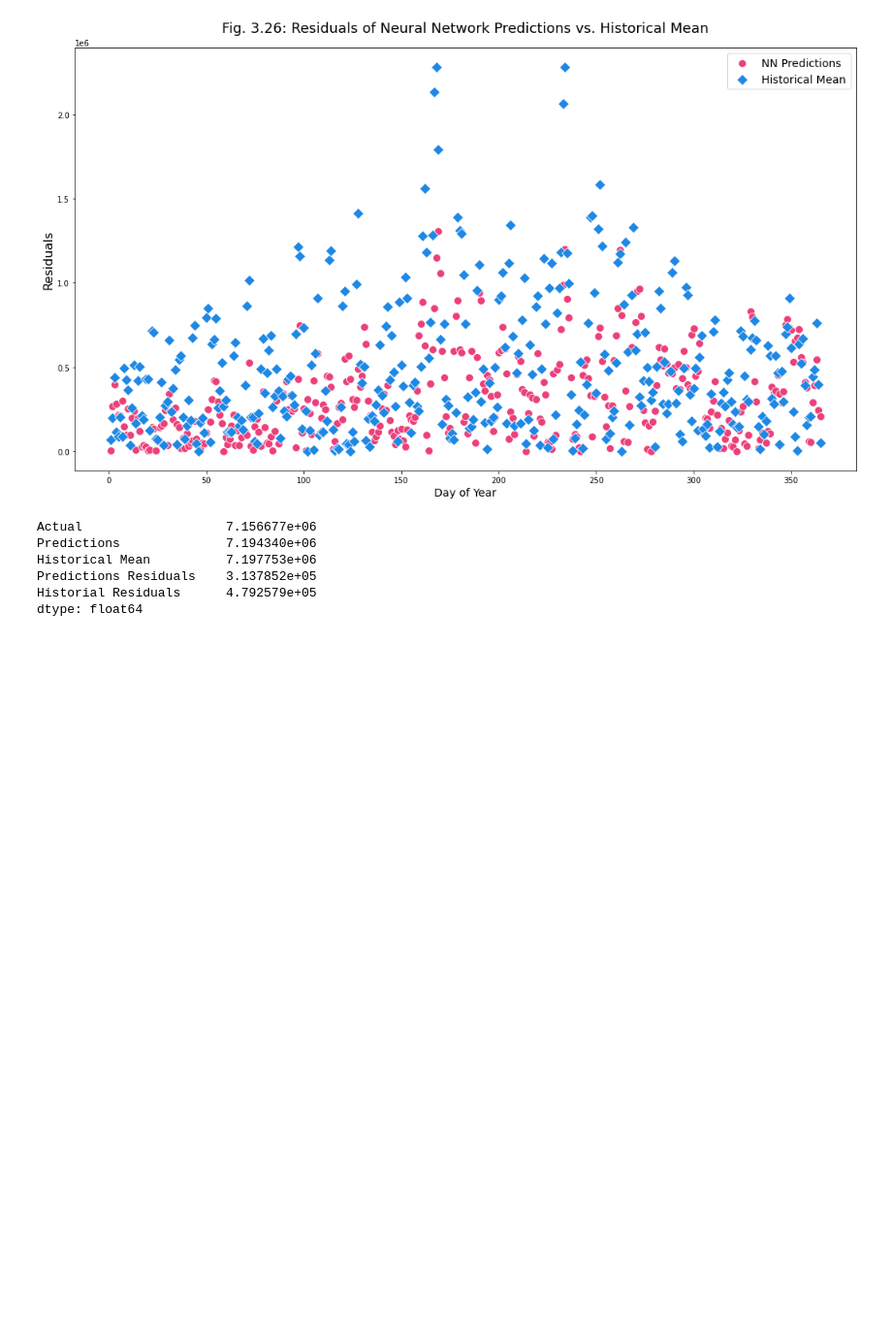
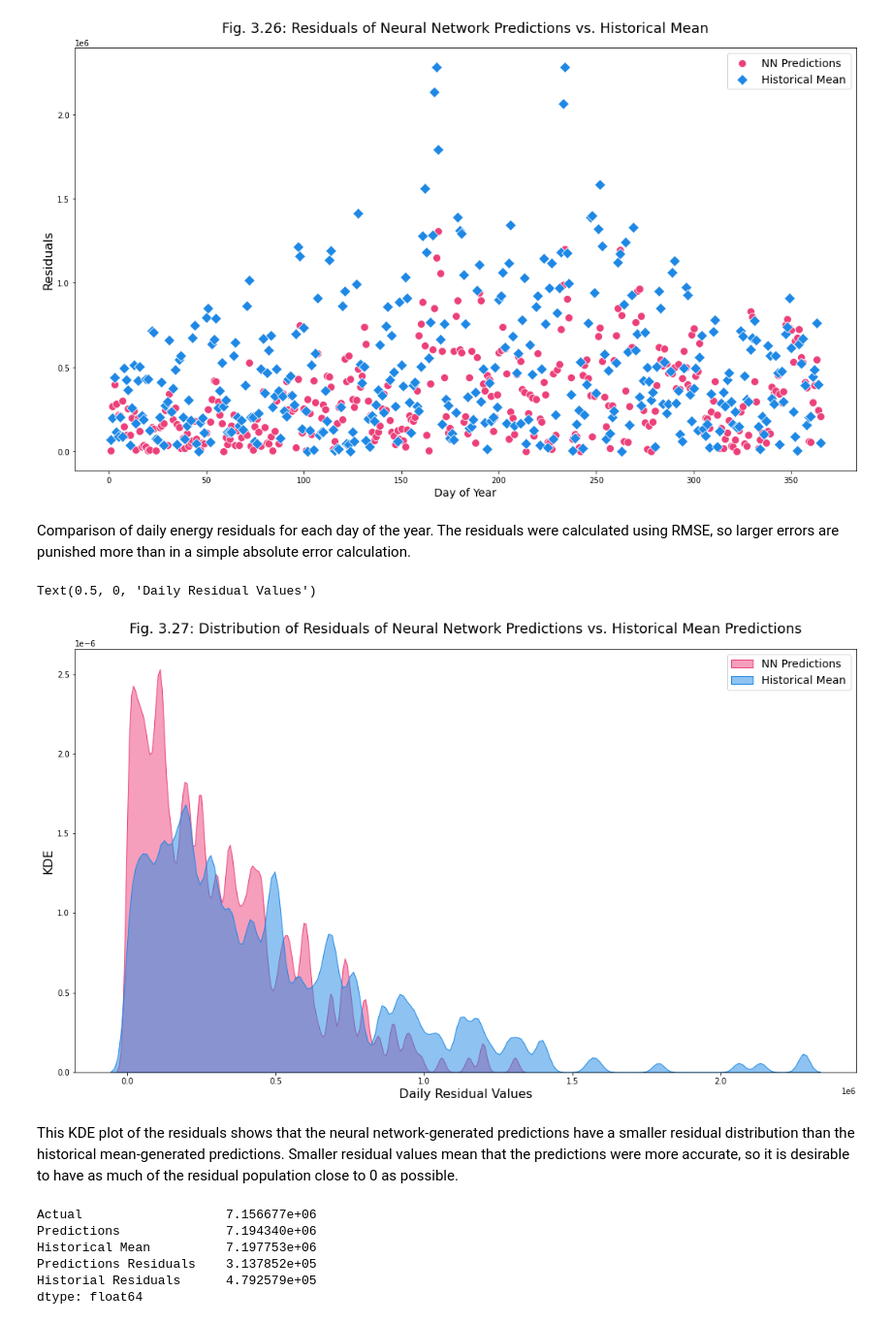
Before and after one commit to AuroraGinzburg/ML_Portfolio, a Jupyter notebook: 3-Data Visualization and Modeling.ipynb, the cells around one changed output. Shown at 97% size. Drawn from its saved outputs; the diff is of its cells as text; code cells hidden in the pictures; blank space fills up the shorter version.

Commit message:
KDE plot added

```diff
--- a/3-Data Visualization and Modeling.ipynb
+++ b/3-Data Visualization and Modeling.ipynb
@@ -1433,6 +1433,21 @@ plt.ylabel("Residuals", fontsize=16)
 # %% [output]
 Text(0, 0.5, 'Residuals')
 [figure]
+# %% [markdown]
+Comparison of daily energy residuals for each day of the year. The residuals were calculated using RMSE, so larger errors are punished more than in a simple absolute error calculation.
+# %%
+plt.figure(figsize=(18,10))
+sns.kdeplot(data = composite_df,  x='Predictions Residuals', color='#EC407A', label='NN Predictions', fill=True, alpha=0.5, bw_adjust=.15)
+sns.kdeplot(data = composite_df, x='Historial Residuals', color='#1E88E5', label='Historical Mean', fill=True, alpha=0.5, bw_adjust=.15)
+plt.legend(fontsize=14)
+plt.title("Fig. 3.27: Distribution of Residuals of Neural Network Predictions vs. Historical Mean Predictions", fontsize=18, pad=20)
+plt.ylabel("KDE", fontsize=16)
+plt.xlabel("Daily Residual Values", fontsize=16)
+# %% [output]
+Text(0.5, 0, 'Daily Residual Values')
+[figure, added]
+# %% [markdown]
+This KDE plot of the residuals shows that the neural network-generated predictions have a smaller residual distribution than the historical mean-generated predictions. Smaller residual values mean that the predictions were more accurate, so it is desirable to have as much of the residual population close to 0 as possible.
 # %%
 composite_df.mean()
 # %% [output]
```
Also changed, not shown: parts of 1 cell of this notebook.
